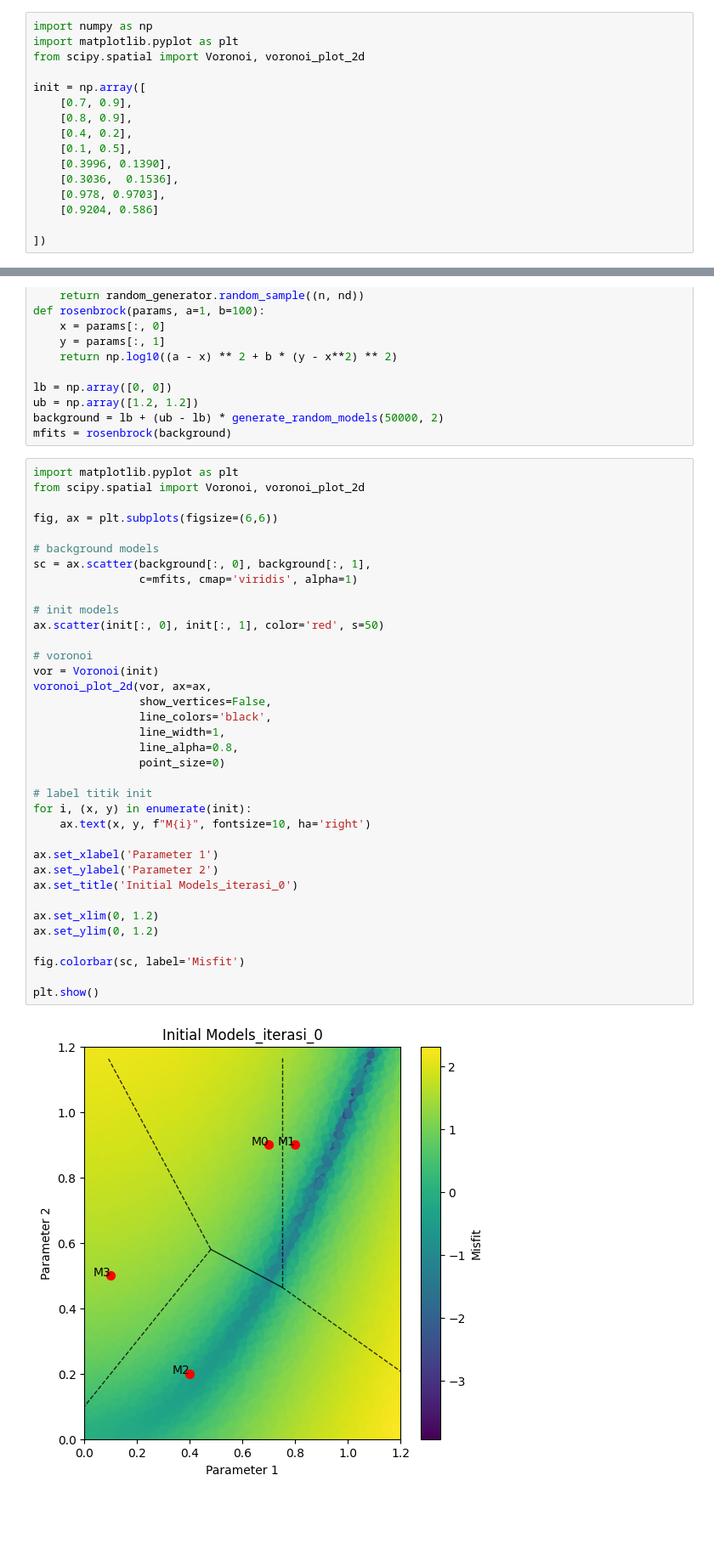
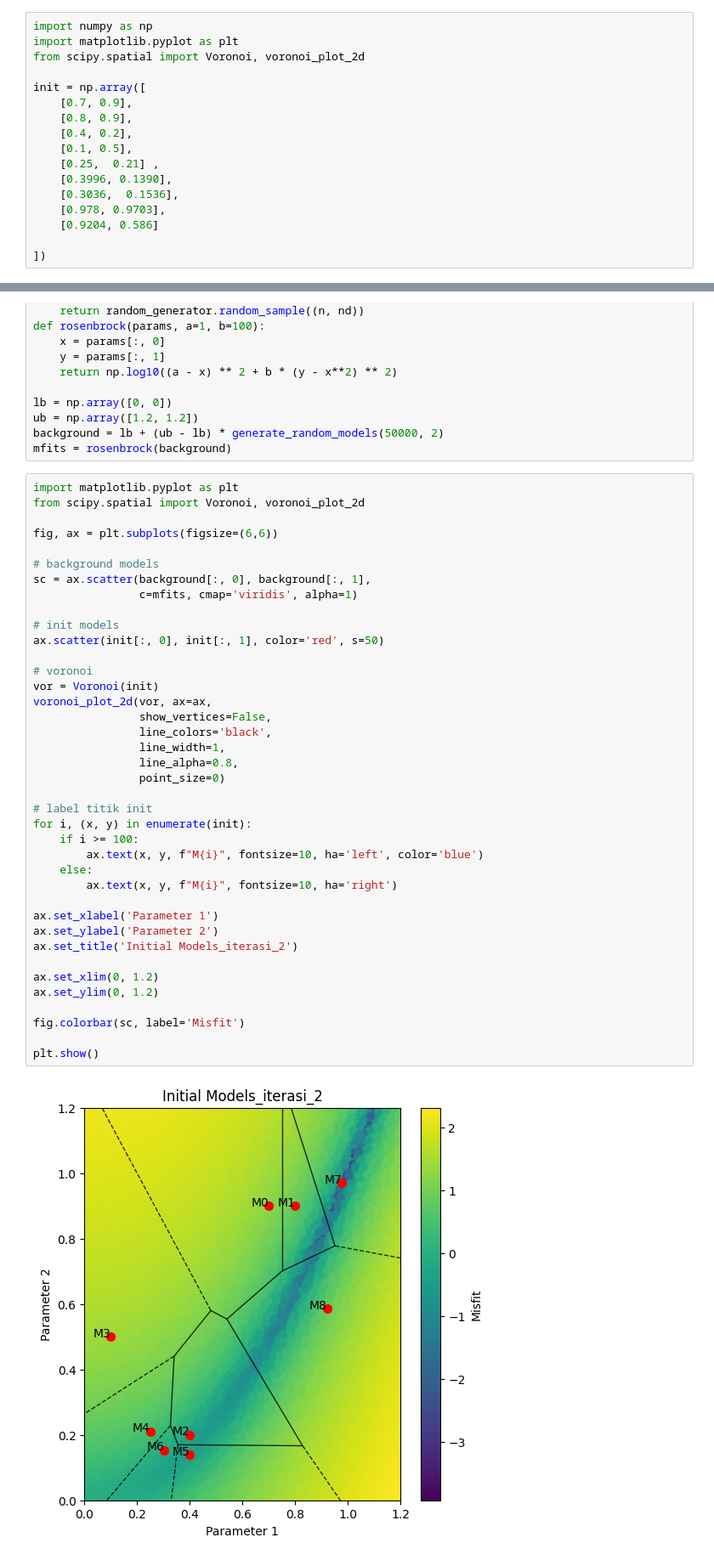
Before and after one commit to ipul122/paralel-neighborhood-algorithm, a Jupyter notebook: belajar.ipynb, the cells around one changed output, grey strips where cells are left out. Shown at 85% size. Cells and saved outputs as stored; diff of their text form; blank space fills up the shorter version.

```diff
--- a/belajar.ipynb
+++ b/belajar.ipynb
@@ -8,6 +8,7 @@ init = np.array([
     [0.8, 0.9],
     [0.4, 0.2],
     [0.1, 0.5],
+    [0.25,  0.21] ,
     [0.3996, 0.1390],
     [0.3036,  0.1536],
     [0.978, 0.9703],
@@ -36,33 +97,36 @@ fig, ax = plt.subplots(figsize=(6,6))
 
 # background models
 sc = ax.scatter(background[:, 0], background[:, 1],
                 c=mfits, cmap='viridis', alpha=1)
 
 # init models
 ax.scatter(init[:, 0], init[:, 1], color='red', s=50)
 
 # voronoi
 vor = Voronoi(init)
 voronoi_plot_2d(vor, ax=ax,
                 show_vertices=False,
                 line_colors='black',
                 line_width=1,
                 line_alpha=0.8,
                 point_size=0)
 
 # label titik init
 for i, (x, y) in enumerate(init):
-    ax.text(x, y, f"M{i}", fontsize=10, ha='right')
+    if i >= 100:
+        ax.text(x, y, f"M{i}", fontsize=10, ha='left', color='blue')
+    else:
+        ax.text(x, y, f"M{i}", fontsize=10, ha='right')
 
 ax.set_xlabel('Parameter 1')
 ax.set_ylabel('Parameter 2')
-ax.set_title('Initial Models_iterasi_0')
+ax.set_title('Initial Models_iterasi_2')
 
 ax.set_xlim(0, 1.2)
 ax.set_ylim(0, 1.2)
 
 fig.colorbar(sc, label='Misfit')
 
 plt.show()
 # %% [output]
-[figure, old version]
+[figure, new version]
```
Also changed, not shown: parts of 2 cells of this notebook, 5 other files.
